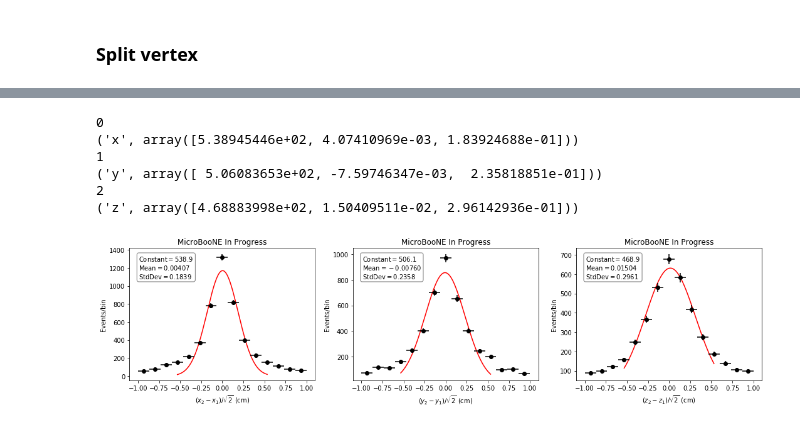
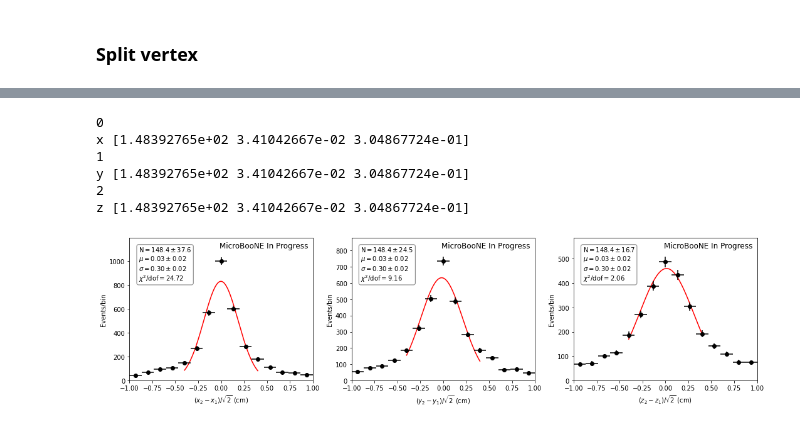
Before and after one commit to rutgersnu/mcc9-reco, a Jupyter notebook: NuMuCC_validation_trackstudies_august5.ipynb, the cells around one changed output, grey strips where cells are left out. Cells and saved outputs as stored; diff of their text form; code cells hidden in the pictures.

```diff
--- a/NuMuCC_validation_trackstudies_august5.ipynb
+++ b/NuMuCC_validation_trackstudies_august5.ipynb
@@ -2186,8 +2222,8 @@ def get_profile(sample):
     return x, y, ye, res, rese
 
 profiles = [
-    ('BNB MC',   'red',   get_profile('nu')),
-    ('BNB Data', 'black', get_profile('on')),
+    ('BNB MC, 2020',   'red',   get_profile('nu')),
+    ('BNB Data, 2020', 'black', get_profile('on')),
 ]
 
 for name, color, (x, y, ye, res, rese) in profiles:
@@ -2201,16 +2237,19 @@ ax1.set_ylim(-0.1, 0.2)
 ax1.set_ylabel(r'$p^{-1}_\mathrm{MCS}$ fractional bias')
 ax1.axhline(0, ls='dotted', c='black')
 ax1.legend(loc='upper left')
-ax1.set_title("MicroBooNE In Progress")
+#ax1.set_title("MicroBooNE In Progress")
+ax1.text(1.75, 0.19, 'MicroBooNE In Progress', verticalalignment='top', horizontalalignment='right', fontsize=12)
 
 ax2.set_xlabel(r'$p_{range}$ (GeV/c)')
 ax2.set_xlim(xbins[0], xbins[-1])
-ax2.set_ylim(0, 0.4)
+ax2.set_ylim(0, 0.3)
 ax2.set_ylabel(r'$p^{-1}_\mathrm{MCS}$ fractional resolution') #it was bias previously but this makes more sense
 ax2.legend(loc='upper left')
-ax2.set_title("MicroBooNE In Progress")
+#ax2.set_title("MicroBooNE In Progress")
+ax2.text(1.75, 0.29, 'MicroBooNE In Progress', verticalalignment='top', horizontalalignment='right', fontsize=12)
+
 
 plt.tight_layout()
-plt.savefig("FractionalBiasResoVsPRange.png",format = "png")
+plt.savefig("FractionalBiasResoVsPRange.pdf")
 plt.show()
 # %% [output]
@@ -2373,8 +2453,8 @@ xbins = np.linspace(-1, 1, 16)
 
 # Extract event-level variables of interest
 v = ['v%i%spos' % (i,j) for i in [1,2] for j in 'xyz']
-ds = d['nu']['events'].pandas.df(v + ['num_tracks','nu_mu_cc_selected','nu_score'])
-ds = ds[(ds.num_tracks>=4)&(ds.nu_mu_cc_selected)&(ds.v1xpos!=0)&(ds.nu_score>0.5)]
+ds = d['nu']['events'].pandas.df(v + ['num_tracks','nu_mu_cc_selected','nu_score','nu_contained','hitsU','hitsV','hitsY'])
+ds = ds.query('num_tracks>=4 & nu_mu_cc_selected & v1xpos!=0 & v2xpos != 0 & nu_score>0.5 & nu_contained & hitsU>150 & hitsV>150 &hitsY>150')
 
 # Loop over x, y, z
 for i, dim in enumerate('xyz'):
@@ -2382,50 +2462,66 @@ for i, dim in enumerate('xyz'):
     v1, v2 = 'v1%spos' % dim, 'v2%spos' % dim
 
     # Histogram the difference / sqrt(2)
     delta = (ds[v1]-ds[v2])  / np.sqrt(2)
     y, _ = np.histogram(delta, bins=xbins)
     ye = np.sqrt(y)
     x = xbins[:-1] + np.diff(xbins)/2
     xe = np.diff(xbins)/2
 
     ax[i].errorbar(x, y, ye, xe, fmt='o', color='black')
     ax[i].set_xlabel(r'$(%s_2-%s_1)/\sqrt{2}$ (cm)' % (dim, dim))
     ax[i].set_ylabel('Events/bin')
-    ax[i].set_title("MicroBooNE In Progress")
+    #ax[i].set_title("MicroBooNE In Progress")
 
     # Fit a Gaussian
-    def f(xx, norm, loc, scale):
-        return norm*scipy.stats.norm.pdf(xx, loc, scale)
-    #add this in for the middle graph = curve_fit(f, x[3:-3], y[3:-3], [np.max(y), np.mean(y), np.std(y), maxfev=5000])[0]
-    pars = curve_fit(f, x[3:-4], y[3:-4], [np.max(y), np.mean(y), np.std(y)], maxfev=5000)[0]
-    xbins3 = np.linspace(x[3],x[-4],1001)
-    x3 = xbins3[:-1] + np.diff(xbins3)/2
-    ax[i].plot(x3, f(x3, *pars), c='r', zorder=-100)
+    par = lmfit.Parameters()
+    par.add('center', value=0)
+    par.add('amplitude', value=np.max(y))
+    par.add('sigma', value=0.2)
 
+    def residual(pars, x, data=None, err=None):
+        a, mu, std = pars['amplitude'], pars['center'], pars['sigma']
+        resids = data - a * scipy.stats.norm.pdf(x, mu, std)
+        return np.sqrt(np.square(resids) / np.square(err))
+
+    fit = lmfit.minimize(residual, par, args=(x[4:-5],), kws={'data': y[4:-5], 'err': ye[4:-5]})
+
+    xbins2 = np.linspace(x[4],x[-5],1001)
+    x2 = xbins2[:-1] + np.diff(xbins2)/2
+    a, mu, std = fit.params['amplitude'], fit.params['center'], fit.params['sigma']
+    ax[i].plot(x2, a*scipy.stats.norm.pdf(x2, mu, std), c='r', zorder=-100)
+
+    err_mu, err_amp, err_std = np.sqrt(np.diag(fit.covar))
     textstr = '\n'.join((
-    r'$\mathrm{Constant}=%.1f$' % (pars[0], ),
-    r'$\mathrm{Mean}=%.5f$' % (pars[1], ),
-    r'$\mathrm{StdDev}=%.4f$' % (pars[2], )))
+    r'$\mathrm{N}=%1.1f\pm%1.1f$' % (pars[0], err_amp),
+    r'$\mu=%1.2f\pm%1.2f$' % (pars[1], err_mu),
+    r'$\sigma=%1.2f\pm%1.2f$' % (pars[2], err_std),
+    r'$\chi^2/\mathrm{dof}=%1.2f$' % (fit.redchi)))
 
     props = dict(boxstyle='round',facecolor = 'white', alpha=0.5)
 
     ax[i].text(0.05, 0.95, textstr, transform=ax[i].transAxes, fontsize=10,
     verticalalignment='top', bbox=props)
     # The parameters should go in a text box on the plot
     print(dim, pars)
 
+    ax[i].set_xlim(-1,1)
+    ymax = ax[i].get_ylim()[1]
+    ax[i].set_ylim(0, ymax*1.1)
+    ax[i].text(0.95, ymax*1.07, 'MicroBooNE In Progress', verticalalignment='top', horizontalalignment='right', fontsize=12)
+
+
 plt.tight_layout()
-#plt.text(x, y, "MicroBooNE In Progress")
-plt.savefig("overlaysplitvertex.png", format = "png")
+plt.savefig("overlaysplitvertex.pdf")
 plt.show()
 # %% [output]
 0
-('x', array([5.38945446e+02, 4.07410969e-03, 1.83924688e-01]))
+x [1.48392765e+02 3.41042667e-02 3.04867724e-01]
 1
-('y', array([ 5.06083653e+02, -7.59746347e-03,  2.35818851e-01]))
+y [1.48392765e+02 3.41042667e-02 3.04867724e-01]
 2
-('z', array([4.68883998e+02, 1.50409511e-02, 2.96142936e-01]))
+z [1.48392765e+02 3.41042667e-02 3.04867724e-01]
-[figure, old version]
+[figure, new version]
 # %%
 dk = d['on']['df_daughters'].query('python_select & muon_candidate & contained & track_range_mom_mu > 1.52')
 prange = dk.track_range_mom_mu
```
Also changed, not shown: parts of 17 cells of this notebook.
